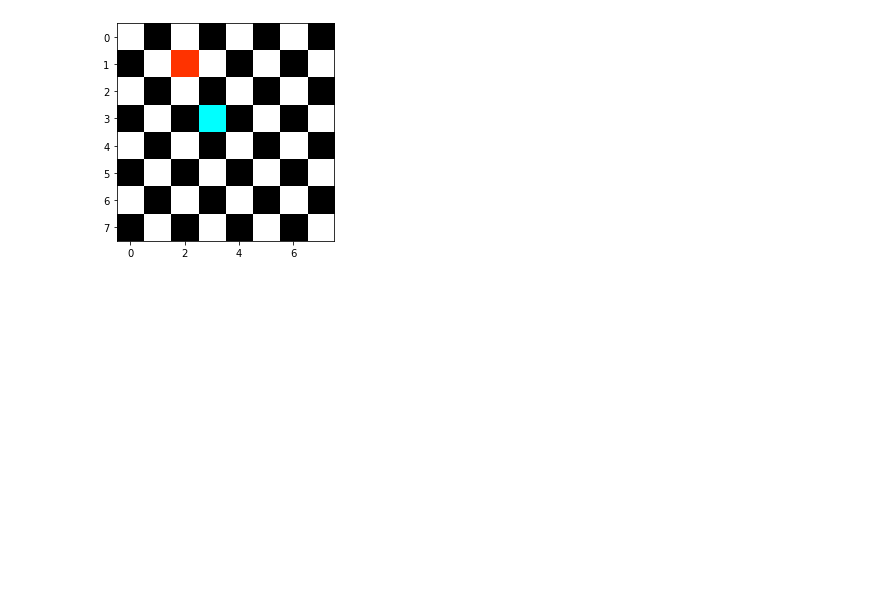
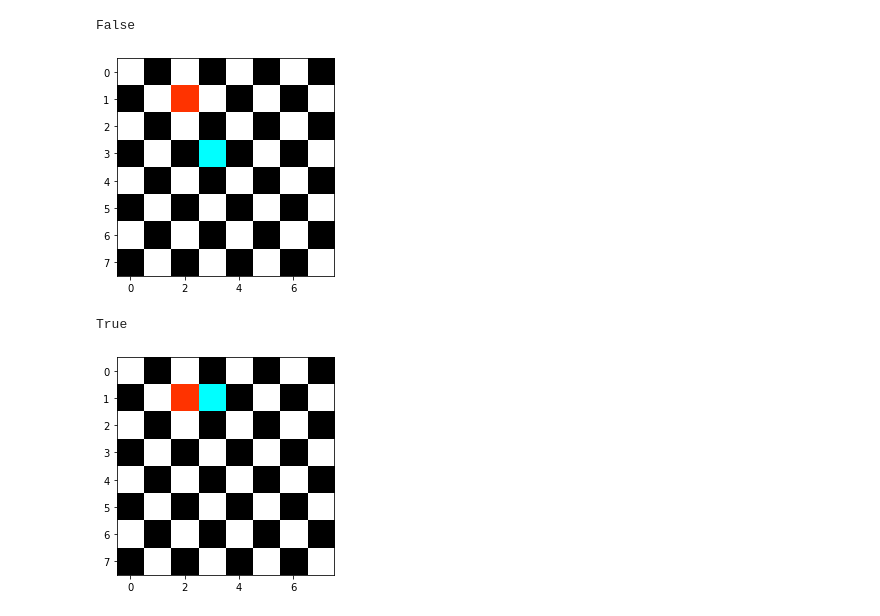
Before and after one commit to Rawan199812/chess-board, a Jupyter notebook: Untitled.ipynb, the cells around one changed output. Cells and saved outputs as stored; diff of their text form; code cells hidden in the pictures; blank space fills up the shorter version.

Commit message:
still have problem in the assert

```diff
--- a/Untitled.ipynb
+++ b/Untitled.ipynb
@@ -36,11 +36,32 @@ class ChessBoard :
 
     def is_under_attack(self):
         """ method that return boolean if red is under attack by a blue piece horizontally, vertically or diagonally"""
-        # check board and return True if red is under attack
-        return True
+        r_row = self.r_row
+        r_col = self.r_col
+        b_row = self.b_row
+        b_col = self.b_col
+        if not(r_row - b_row) or not(r_col-b_col) or not((r_row+r_col)-(b_row+b_col)):
+            return True
+        else:
+            return False
+# first case False
 board = ChessBoard()
 board.add_red(1,2)
 board.add_blue(3,3)
 board.render()
+board.is_under_attack()
+# assert board.is_under_attack()==True
+# print(passed)
 # %% [output]
+False
 [figure]
+# %%
+# second case (red is under attack by a blue piece horizontally)the two r_row - b_row
+board2 = ChessBoard()
+board2.add_red(1,2)
+board2.add_blue(1,3)
+board2.render()
+board2.is_under_attack()
+# %% [output]
+True
+[figure, added]
```
Also changed, not shown: parts of 3 cells of this notebook.
